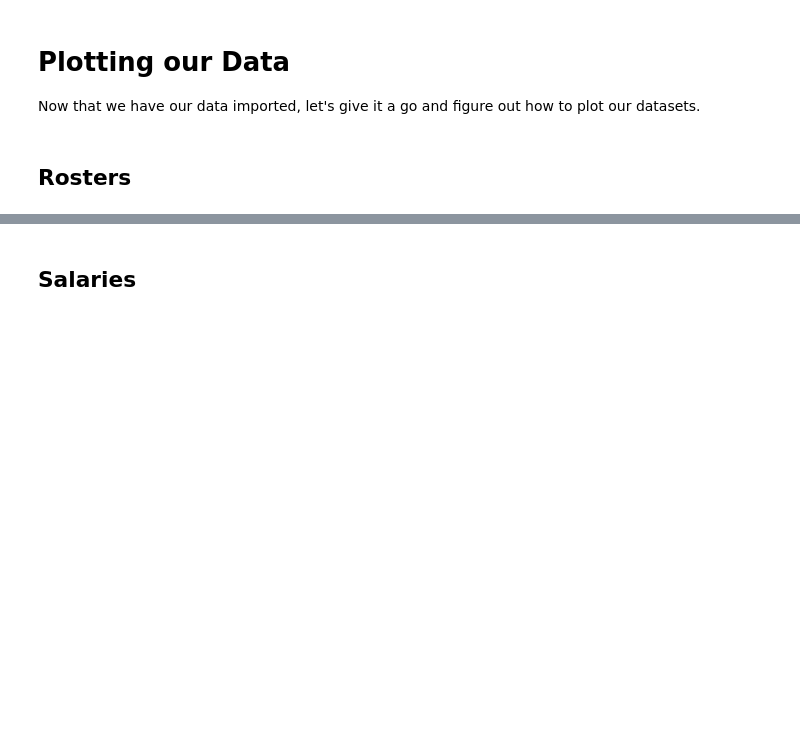
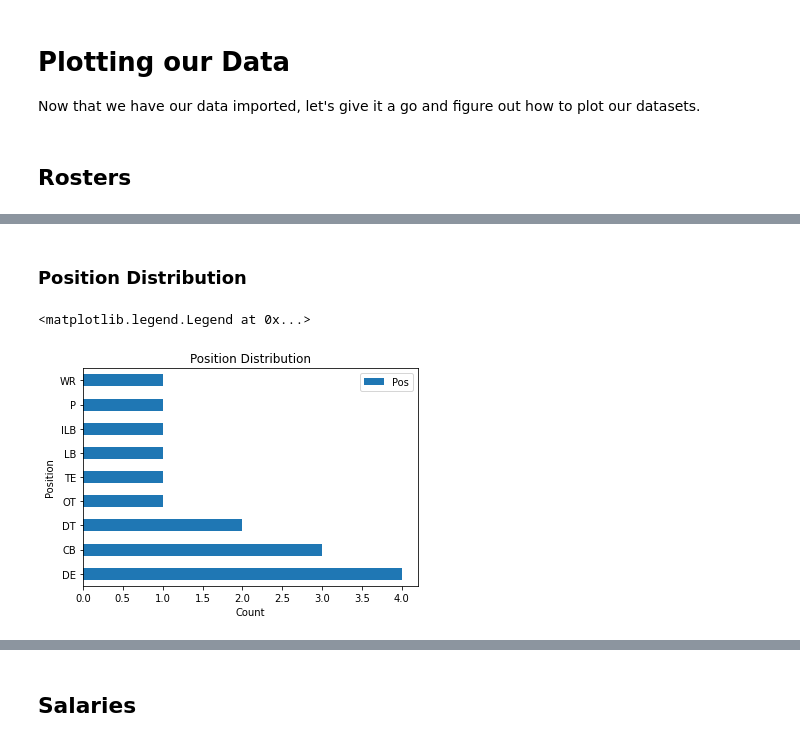
Before and after one commit to ZayManor/python-learning-club, a Jupyter notebook: activities/visualizations/Data Visualization.ipynb, the cells around one changed output, grey strips where cells are left out. Cells and saved outputs as stored; diff of their text form; code cells hidden in the pictures; blank space fills up the shorter version.

```diff
--- a/activities/visualizations/Data Visualization.ipynb
+++ b/activities/visualizations/Data Visualization.ipynb
@@ -42,0 +71,11 @@ Now that we have our data imported, let's give it a go and figure out how to plo
+# %% [markdown]
+### Position Distribution
+# %%
+rosters['Pos'].sample(15, random_state=42).value_counts().plot.barh(title='Position Distribution')
+
+plt.xlabel('Count')
+plt.ylabel('Position')
+plt.legend()
+# %% [output]
+<matplotlib.legend.Legend at 0x...>
+[figure, added]
```
Also changed, not shown: parts of 13 cells of this notebook.
